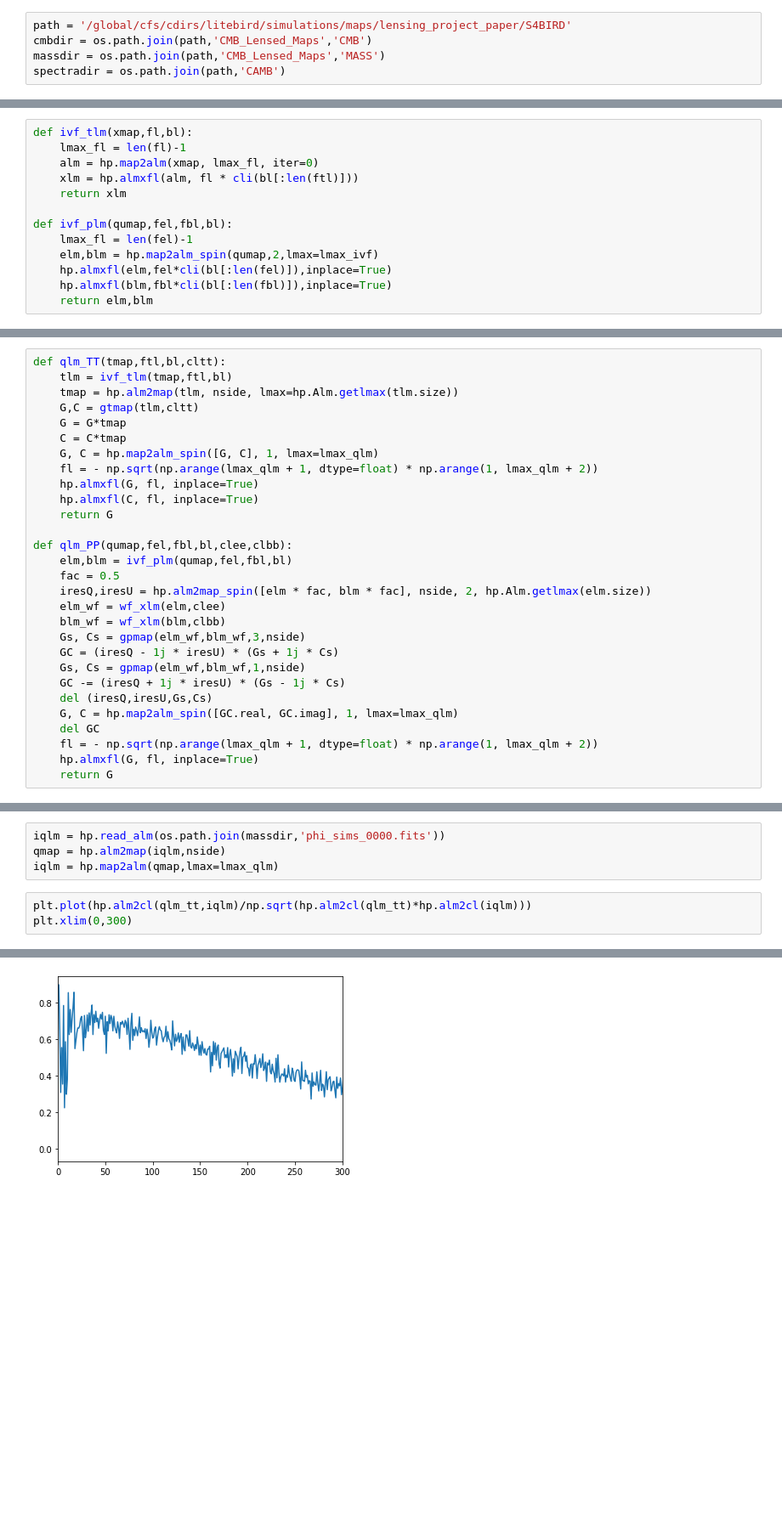
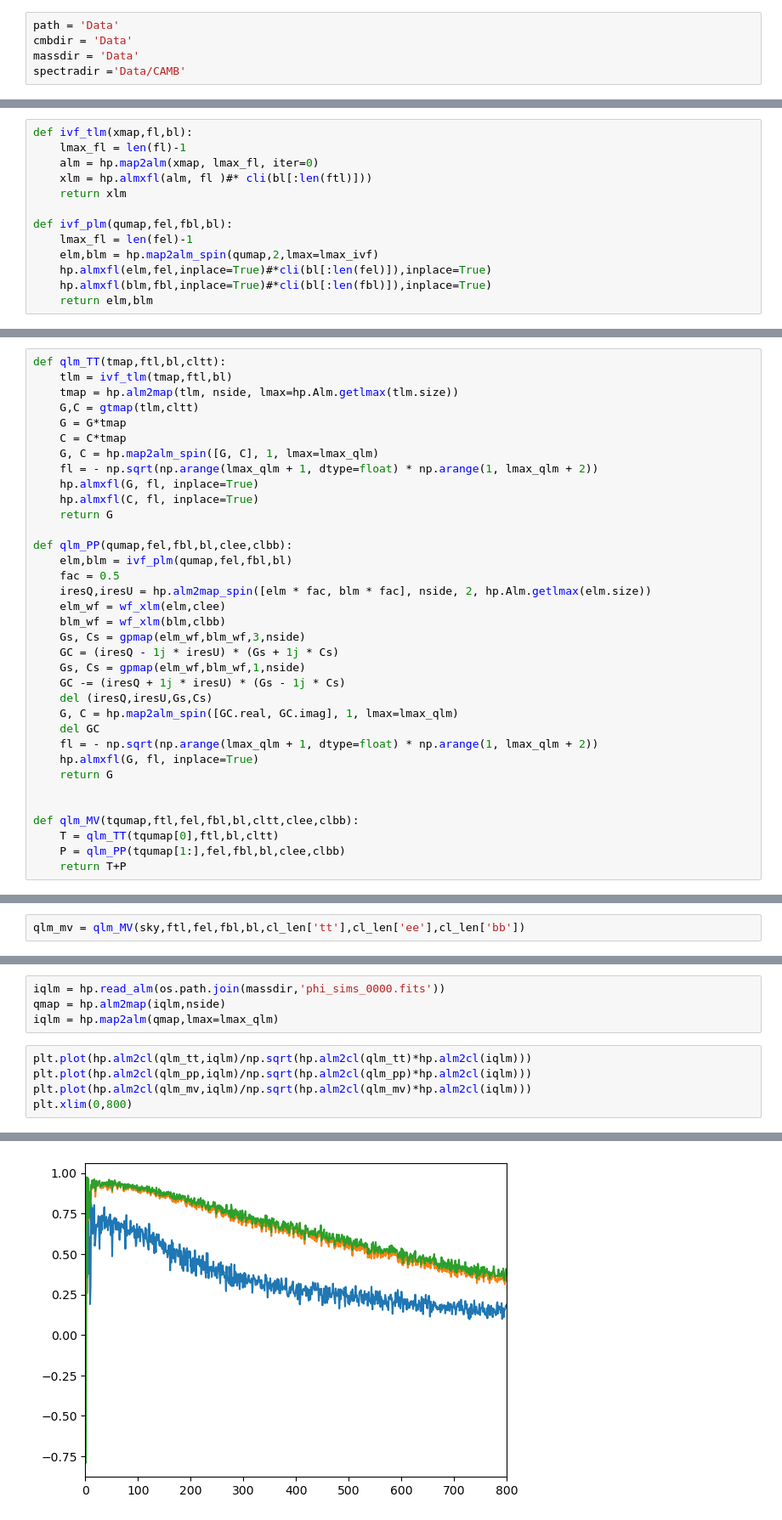
Before and after one commit to antolonappan/qe, a Jupyter notebook: quest.ipynb, the cells around one changed output, grey strips where cells are left out. Shown at 85% size. Saved outputs shown, nothing was run; the diff lists cells and outputs as text; blank space fills up the shorter version.

```diff
--- a/quest.ipynb
+++ b/quest.ipynb
@@ -50,10 +50,10 @@ def noise_map(nlep):
     noise[:, 2, :] *= sigma_pix_P[:, None]
     return noise
 # %%
-path = '/global/cfs/cdirs/litebird/simulations/maps/lensing_project_paper/S4BIRD'
-cmbdir = os.path.join(path,'CMB_Lensed_Maps','CMB')
-massdir = os.path.join(path,'CMB_Lensed_Maps','MASS')
-spectradir = os.path.join(path,'CAMB')
+path = 'Data'
+cmbdir = 'Data'
+massdir = 'Data'
+spectradir ='Data/CAMB'
 # %%
 cl_len = camb_clfile(os.path.join(spectradir,'BBSims_lensed_dls.dat'))
 cl_unl = camb_clfile(os.path.join(spectradir,'BBSims_scal_dls.dat'))
@@ -90,14 +90,14 @@ fbl[:lmin_ivf] *= 0.
 def ivf_tlm(xmap,fl,bl):
     lmax_fl = len(fl)-1
     alm = hp.map2alm(xmap, lmax_fl, iter=0)
-    xlm = hp.almxfl(alm, fl * cli(bl[:len(ftl)]))
+    xlm = hp.almxfl(alm, fl )#* cli(bl[:len(ftl)]))
     return xlm
 
 def ivf_plm(qumap,fel,fbl,bl):
     lmax_fl = len(fel)-1
     elm,blm = hp.map2alm_spin(qumap,2,lmax=lmax_ivf)
-    hp.almxfl(elm,fel*cli(bl[:len(fel)]),inplace=True)
-    hp.almxfl(blm,fbl*cli(bl[:len(fbl)]),inplace=True)
+    hp.almxfl(elm,fel,inplace=True)#*cli(bl[:len(fel)]),inplace=True)
+    hp.almxfl(blm,fbl,inplace=True)#*cli(bl[:len(fbl)]),inplace=True)
     return elm,blm
 # %%
 def wf_xlm(xlm,cl_xx):
@@ -151,7 +151,15 @@ def qlm_PP(qumap,fel,fbl,bl,clee,clbb):
     fl = - np.sqrt(np.arange(lmax_qlm + 1, dtype=float) * np.arange(1, lmax_qlm + 2))
     hp.almxfl(G, fl, inplace=True)
     return G
+
+
+def qlm_MV(tqumap,ftl,fel,fbl,bl,cltt,clee,clbb):
+    T = qlm_TT(tqumap[0],ftl,bl,cltt)
+    P = qlm_PP(tqumap[1:],fel,fbl,bl,clee,clbb)
+    return T+P
 # %%
 qlm_tt = qlm_TT(sky[0],ftl,bl,cl_len['tt'])
 # %%
 qlm_pp = qlm_PP(sky[1:],fel,fbl,bl,cl_len['ee'],cl_len['bb'])
+# %%
+qlm_mv = qlm_MV(sky,ftl,fel,fbl,bl,cl_len['tt'],cl_len['ee'],cl_len['bb'])
@@ -161,5 +182,7 @@ qmap = hp.alm2map(iqlm,nside)
 iqlm = hp.map2alm(qmap,lmax=lmax_qlm)
 # %%
 plt.plot(hp.alm2cl(qlm_tt,iqlm)/np.sqrt(hp.alm2cl(qlm_tt)*hp.alm2cl(iqlm)))
-plt.xlim(0,300)
+plt.plot(hp.alm2cl(qlm_pp,iqlm)/np.sqrt(hp.alm2cl(qlm_pp)*hp.alm2cl(iqlm)))
+plt.plot(hp.alm2cl(qlm_mv,iqlm)/np.sqrt(hp.alm2cl(qlm_mv)*hp.alm2cl(iqlm)))
+plt.xlim(0,800)
 # %% [output]
@@ -167 +190 @@ plt.xlim(0,300)
-[figure, old version]
+[figure, new version]
```
Also changed, not shown: parts of 10 cells of this notebook, 2 other files.
